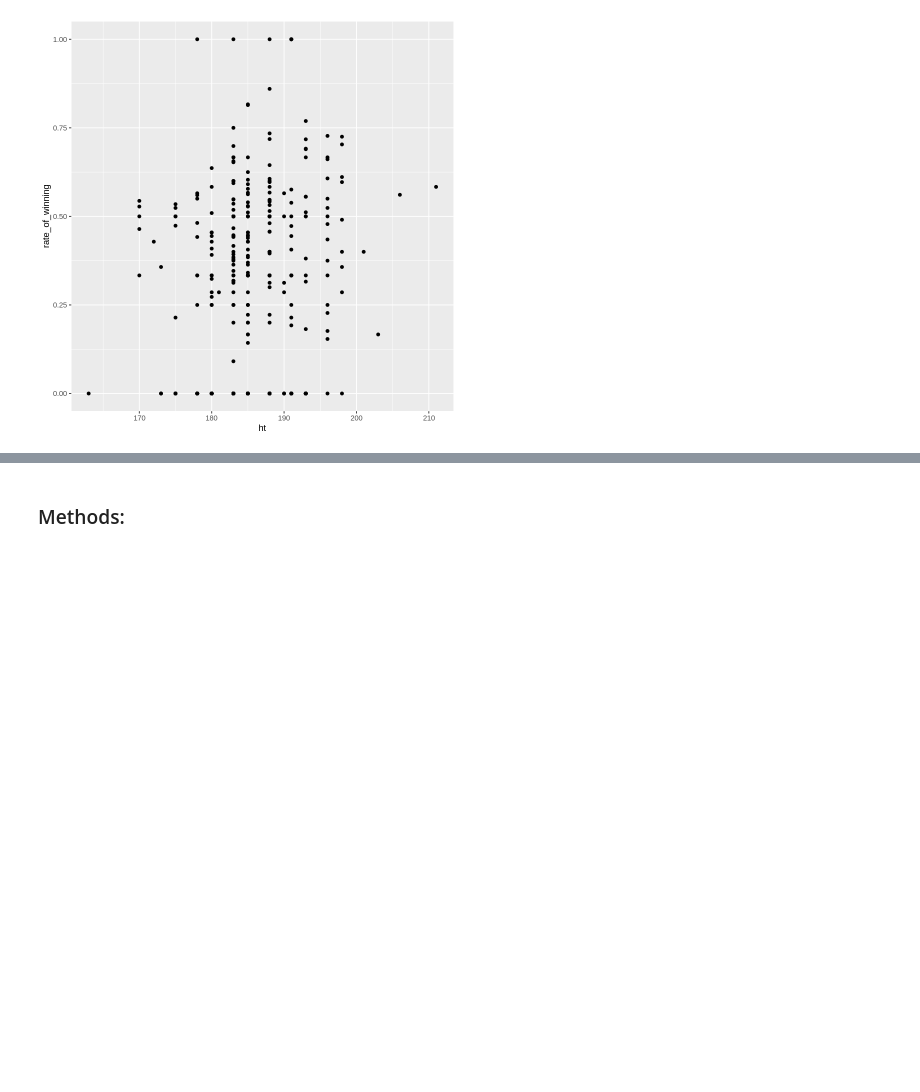
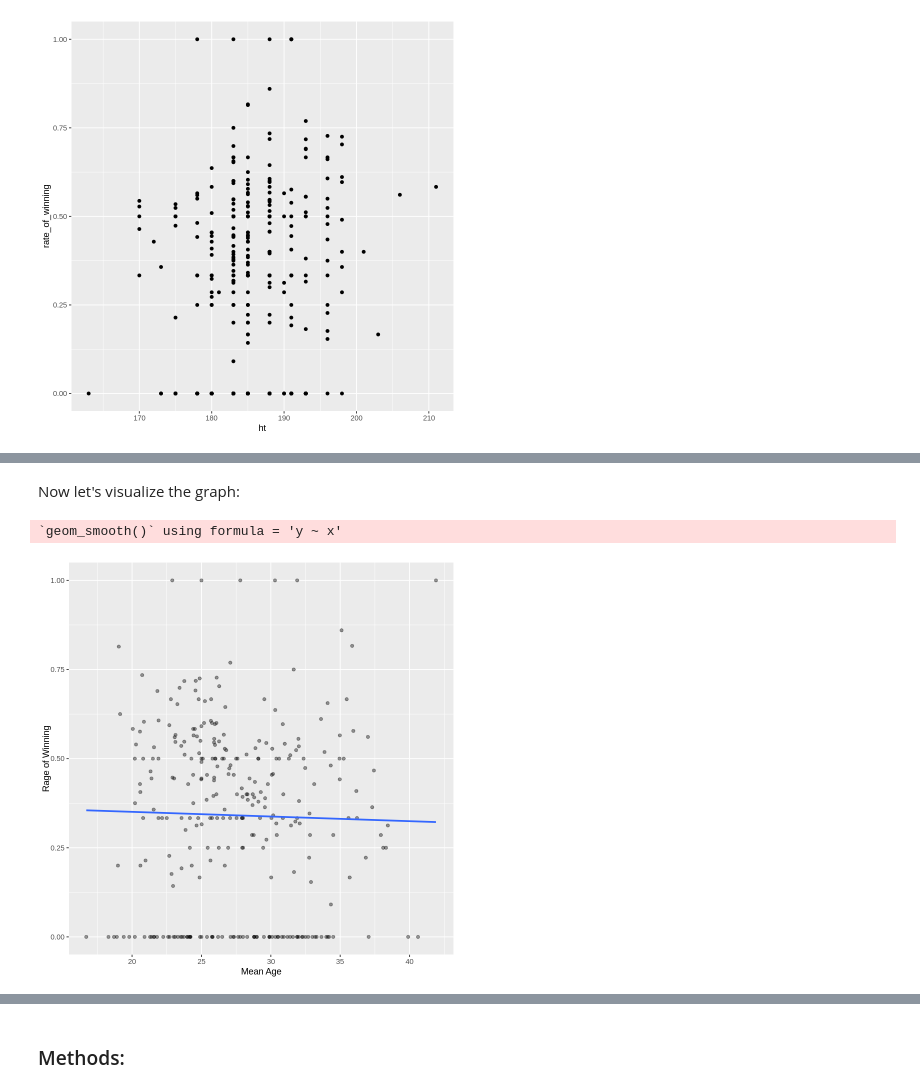
Before and after one commit to BoBomanUltra/Project_Group_39, a Jupyter notebook: Project_Proposal.ipynb, the cells around one changed output, grey strips where cells are left out. Saved outputs shown, nothing was run; the diff lists cells and outputs as text; code cells hidden in the pictures; blank space fills up the shorter version.

```diff
--- a/Project_Proposal.ipynb
+++ b/Project_Proposal.ipynb
@@ -104,28 +104,34 @@ player_stats_winners<-tennis_data|> select(winner_age, winner_ht, winner_name)|>
     ht = winner_ht,
     name = winner_name)|>
     mutate(results = "win")
-player_stats_losers<-tennis_data|> select(loser_age, loser_ht, loser_name)|>
+
+
+player_stats_losers<- tennis_data |>
+    select(loser_age, loser_ht, loser_name)|>
     rename(
     age = loser_age,
     ht = loser_ht,
     name = loser_name)|>
     mutate(results = "lose")
+
+
 player_stats <- rbind(player_stats_winners, player_stats_losers)|>
     filter(age!="NA", ht!="NA")|>
-mutate(results = as_factor(results))|>
-mutate(results = as.numeric(results))|>
-mutate(results = results-1)|>
-group_by(name, ht)|>
-summarize(rate_of_loosing=mean(results),
-         mean_age=mean(age))|>
-mutate(rate_of_winning = 1-rate_of_loosing)|>
-select(name, mean_age, ht, rate_of_winning)
+    mutate(results = as_factor(results))|>
+    mutate(results = as.numeric(results))|>
+    mutate(results = results-1)|>
+    group_by(name, ht)|>
+    summarize(rate_of_loosing=mean(results), mean_age=mean(age))|>
+    mutate(rate_of_winning = 1 - rate_of_loosing)|>
+    select(name, mean_age, ht, rate_of_winning)
 #|> arrange(rate_of_winning)
 player_stats
-graph_age<-ggplot(player_stats, aes(x=mean_age, y=rate_of_winning))+
-geom_point()
-graph_ht<-ggplot(player_stats, aes(x=ht, y=rate_of_winning))+
-geom_point()
+
+graph_age <- ggplot(player_stats, aes(x=mean_age, y=rate_of_winning)) +
+    geom_point()
+
+graph_ht <- ggplot(player_stats, aes(x=ht, y=rate_of_winning)) +
+    geom_point()
 graph_age
 graph_ht
 # %% [output]
@@ -272,0 +297,12 @@ plot_2022_scaled
+# %% [markdown]
+Now let's visualize the graph:
+# %%
+player_stats_final1 <- ggplot(player_stats, aes(x = mean_age, y = rate_of_winning)) +
+  geom_point(alpha = 0.4) +
+  xlab("Mean Age") +
+  ylab("Rage of Winning") +
+  geom_smooth(method = "lm", se = FALSE)
+player_stats_final1
+# %% [output]
+`geom_smooth()` using formula = 'y ~ x'
+[figure, added]
```
Also changed, not shown: parts of 18 cells of this notebook, 1 other file.
